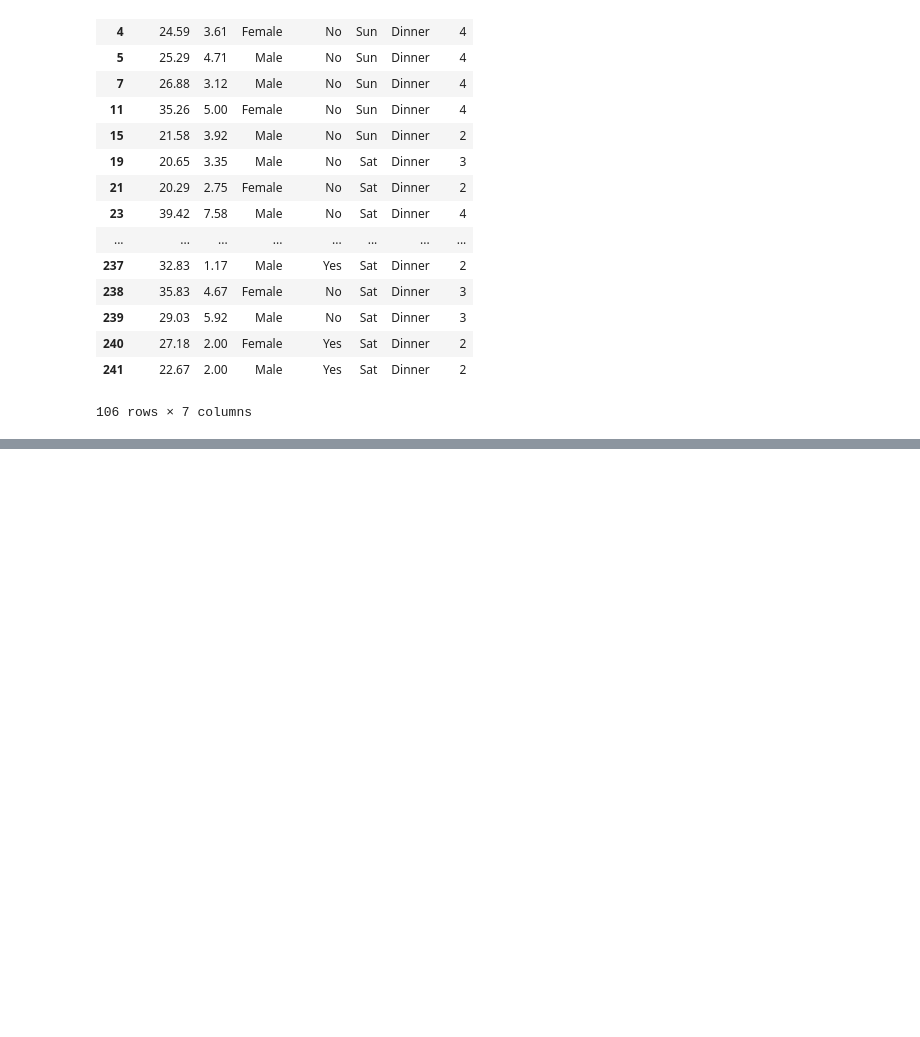
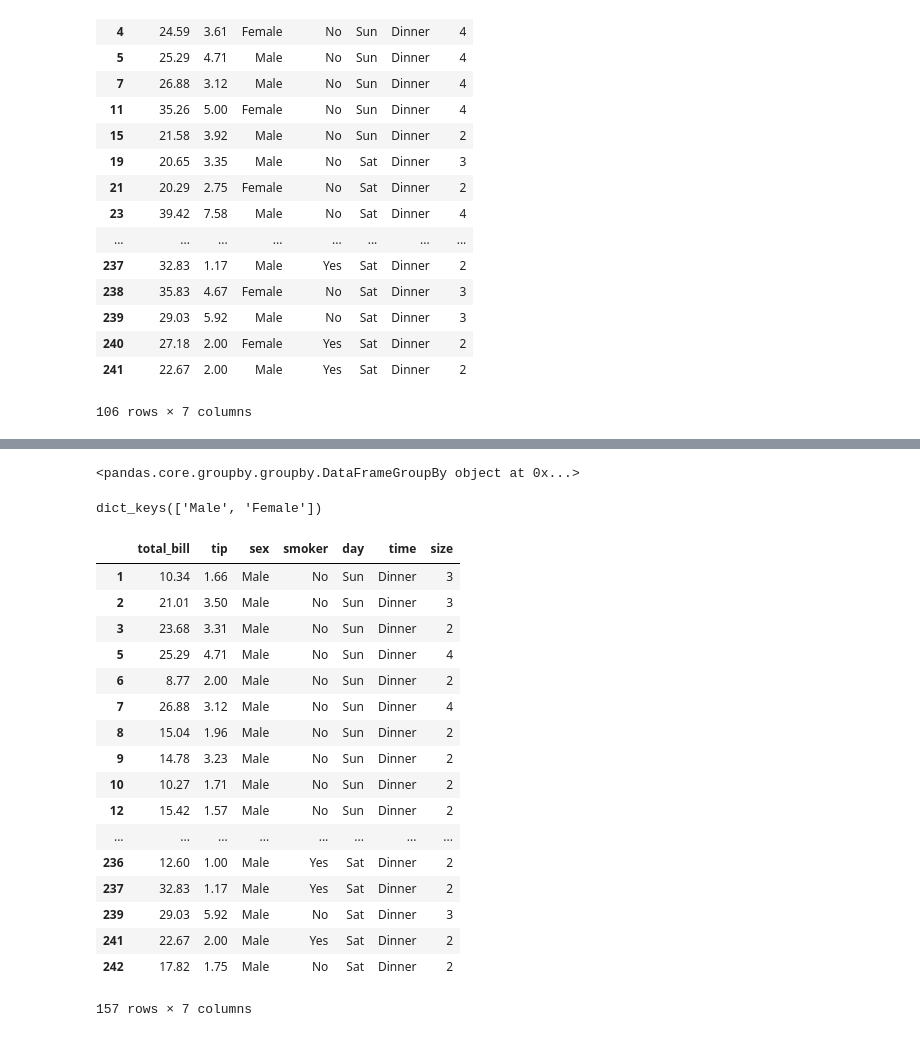
Before and after one commit to KrishnKrPatel/data_preprocessing, a Jupyter notebook: practices.ipynb, the cells around one changed output, grey strips where cells are left out. Saved outputs shown, nothing was run; the diff lists cells and outputs as text; code cells hidden in the pictures; blank space fills up the shorter version.

```diff
--- a/practices.ipynb
+++ b/practices.ipynb
@@ -417,0 +494,30 @@ data.loc[data['smoker']=='No',['tip','sex']].head()
+# %%
+g=df.groupby('sex')
+g
+# %% [output]
+<pandas.core.groupby.groupby.DataFrameGroupBy object at 0x...>
+# %%
+g.groups.keys()
+# %% [output]
+dict_keys(['Male', 'Female'])
+# %%
+g.get_group('Male')
+# %% [output]
+|  | total_bill | tip | sex | smoker | day | time | size |
+| 1 | 10.34 | 1.66 | Male | No | Sun | Dinner | 3 |
+| 2 | 21.01 | 3.50 | Male | No | Sun | Dinner | 3 |
+| 3 | 23.68 | 3.31 | Male | No | Sun | Dinner | 2 |
+| 5 | 25.29 | 4.71 | Male | No | Sun | Dinner | 4 |
+| 6 | 8.77 | 2.00 | Male | No | Sun | Dinner | 2 |
+| 7 | 26.88 | 3.12 | Male | No | Sun | Dinner | 4 |
+| 8 | 15.04 | 1.96 | Male | No | Sun | Dinner | 2 |
+| 9 | 14.78 | 3.23 | Male | No | Sun | Dinner | 2 |
+| 10 | 10.27 | 1.71 | Male | No | Sun | Dinner | 2 |
+| 12 | 15.42 | 1.57 | Male | No | Sun | Dinner | 2 |
+| ... | ... | ... | ... | ... | ... | ... | ... |
+| 236 | 12.60 | 1.00 | Male | Yes | Sat | Dinner | 2 |
+| 237 | 32.83 | 1.17 | Male | Yes | Sat | Dinner | 2 |
+| 239 | 29.03 | 5.92 | Male | No | Sat | Dinner | 3 |
+| 241 | 22.67 | 2.00 | Male | Yes | Sat | Dinner | 2 |
+| 242 | 17.82 | 1.75 | Male | No | Sat | Dinner | 2 |
+157 rows × 7 columns
```
Also changed, not shown: parts of 12 cells of this notebook.
